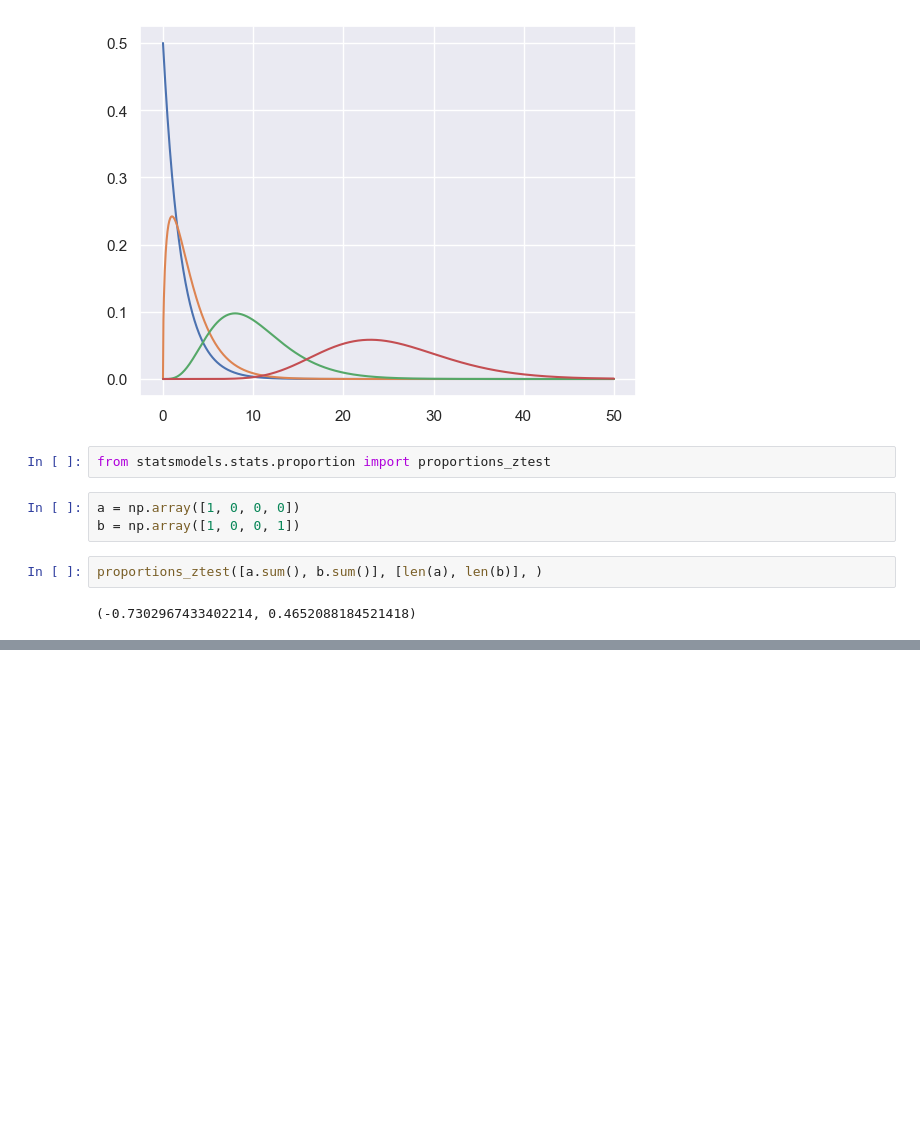
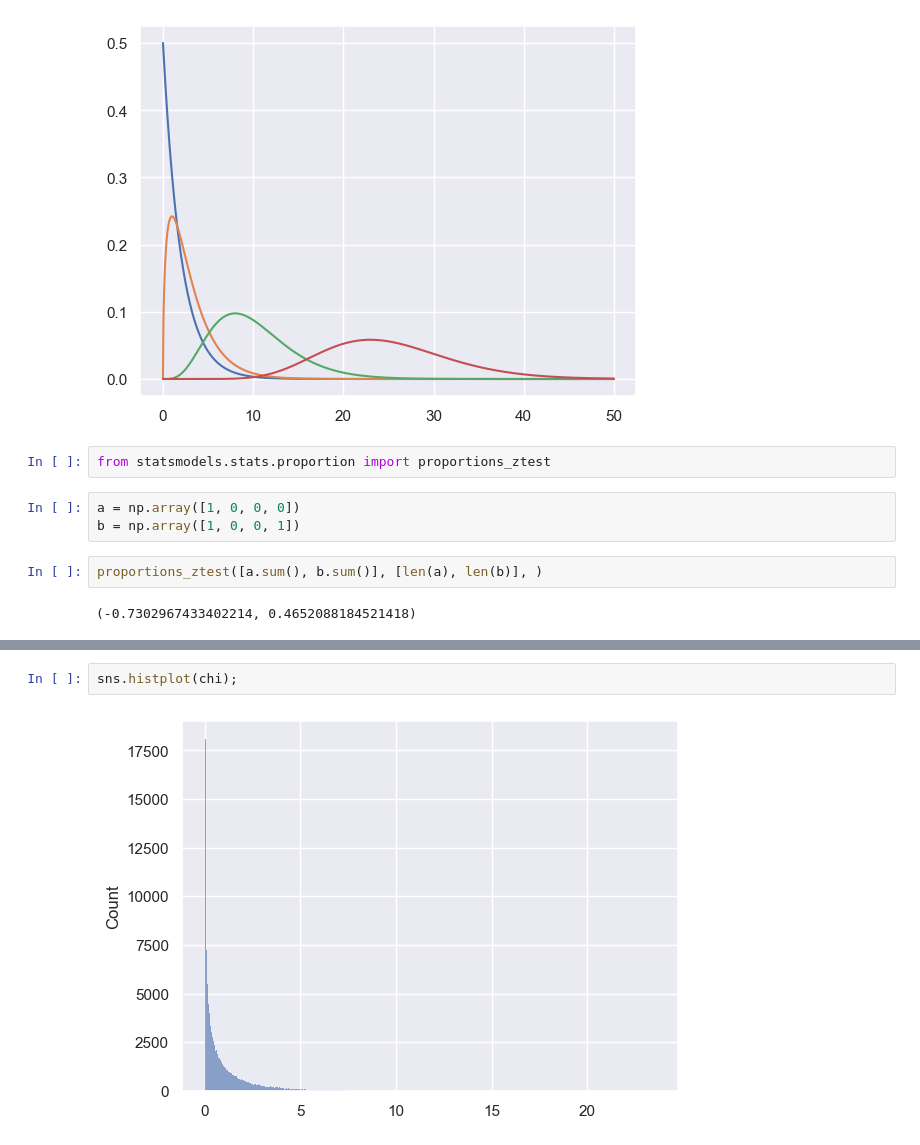
Before and after one commit to gbrs/statistical_experiments, a Jupyter notebook: Probe.ipynb, the cells around one changed output, grey strips where cells are left out. Saved outputs shown, nothing was run; the diff lists cells and outputs as text; blank space fills up the shorter version.

```diff
--- a/Probe.ipynb
+++ b/Probe.ipynb
@@ -557,0 +574,4 @@ proportions_ztest([a.sum(), b.sum()], [len(a), len(b)], )
+# %%
+sns.histplot(chi);
+# %% [output]
+[figure, added]
```
Also changed, not shown: parts of 6 cells of this notebook.
